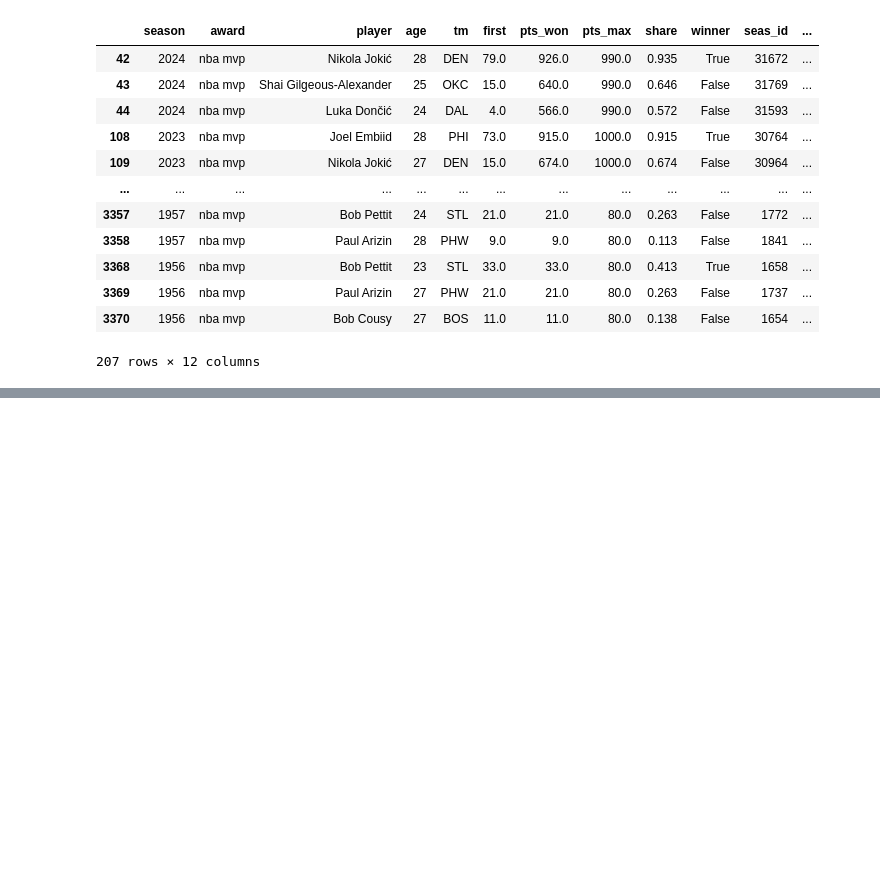
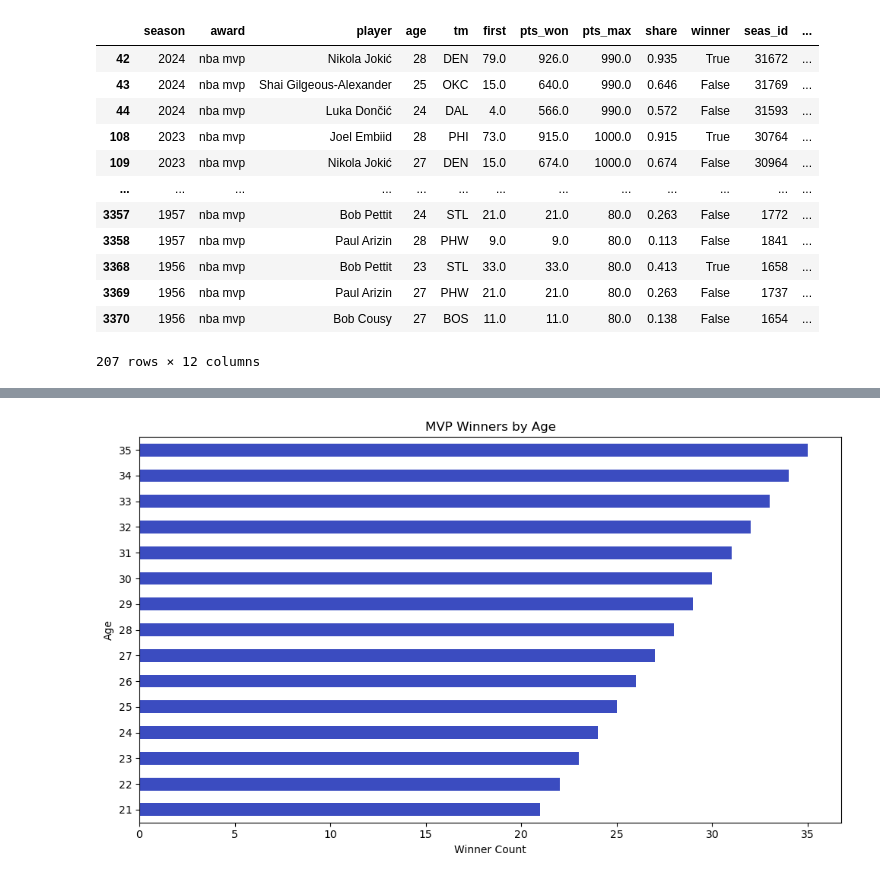
Before and after one commit to schao021/NBA_Award_Trends_and_Predictor, a Jupyter notebook: Award_Analysis.ipynb, the cells around one changed output, grey strips where cells are left out. Saved outputs shown, nothing was run; the diff lists cells and outputs as text; code cells hidden in the pictures; blank space fills up the shorter version.

Commit message:
Finished Heatmap, and 2 bar charts

```diff
--- a/Award_Analysis.ipynb
+++ b/Award_Analysis.ipynb
@@ -45,0 +59,2 @@ memory usage: 316.6+ KB
+# %%
+df_awards.loc[(df_awards['player'] == 'Bobby Jones') & (df_awards['season'] == 1983) & (df_awards['award'] == 'smoy'), 'winner'] = True
@@ -77,3 +96,8 @@ df_mvp_top_3
 | 3369 | 1956 | nba mvp | Paul Arizin | 27 | PHW | 21.0 | 21.0 | 80.0 | 0.263 | False | 1737 | ... |
 | 3370 | 1956 | nba mvp | Bob Cousy | 27 | BOS | 11.0 | 11.0 | 80.0 | 0.138 | False | 1654 | ... |
 207 rows × 12 columns
+# %%
+df_player_seasons = pd.read_csv('Dataset/Player Per Game.csv')
+df_player_seasons = df_player_seasons.drop(columns=['lg', 'birth_year', 'seas_id'])
+# Player_id keep in case same name players
+df_player_seasons
@@ -79,0 +118,5 @@ df_mvp_top_3
+# %%
+df_merged_mvp = df_mvp_top_3.merge(df_player_seasons, how='left', on=['player', 'season'], suffixes=(' ', '_y'))
+df_merged_mvp.drop(df_merged_mvp.filter(regex='_y$').columns, axis=1, inplace=True)
+df_merged_mvp.columns = df_merged_mvp.columns.str.strip() # Need to clean this up because although age looked like 'age', there are hidden spaces
+df_merged_mvp
@@ -79,0 +137,5 @@ df_mvp_top_3
+# %%
+era_bins = [1956, 1968, 1980, 1993, 2004, 2014, 2025]
+era_labels = ['1956-1967', '1968-1979', '1980-1992', '1993-2003', '2004-2013', '2014-Present']
+df_merged_mvp['Era'] = pd.cut(df_merged_mvp['season'], bins=era_bins, labels=era_labels, right=False)
+df_merged_mvp
@@ -79,0 +156,11 @@ df_mvp_top_3
+# %%
+df_mvp_age = df_merged_mvp.copy().groupby('age')
+plt.figure(figsize=(10,6))
+df_mvp_age['age'].median().plot(kind='barh', colormap='coolwarm')
+plt.title('MVP Winners by Age') # Top 3 Right Now
+plt.ylabel('Age')
+plt.xlabel('Winner Count')
+plt.tight_layout()
+plt.show()
+# %% [output]
+[figure, added]
```
Also changed, not shown: parts of 10 cells of this notebook.
